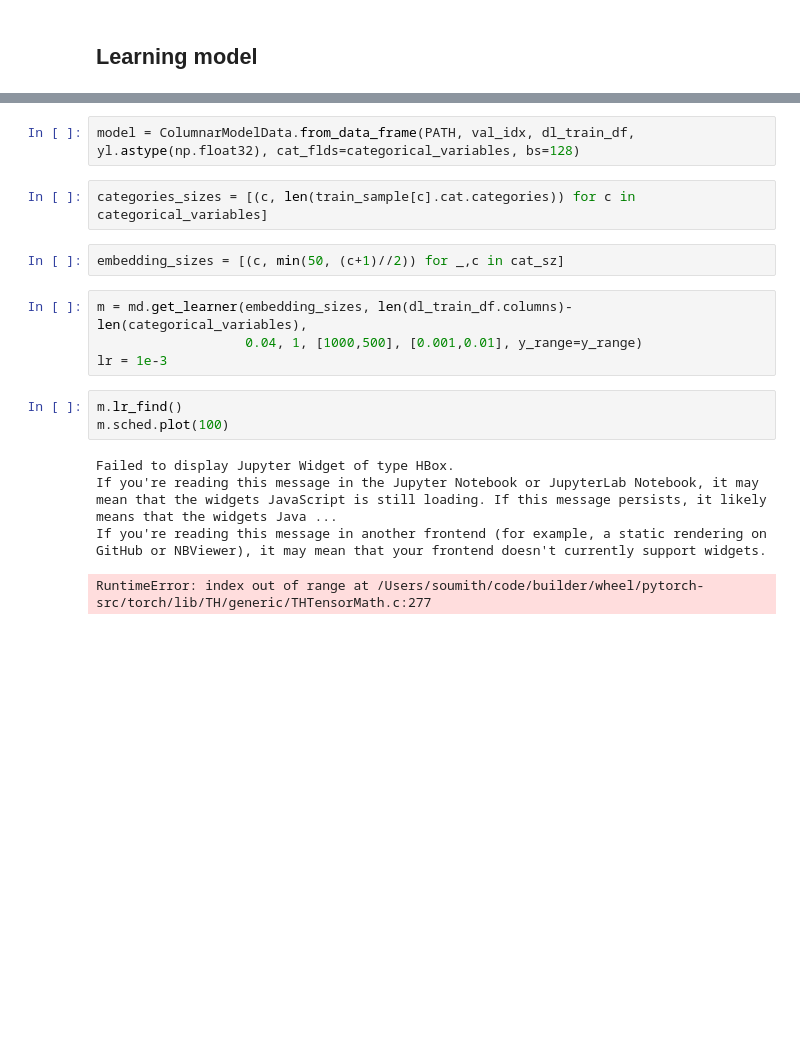
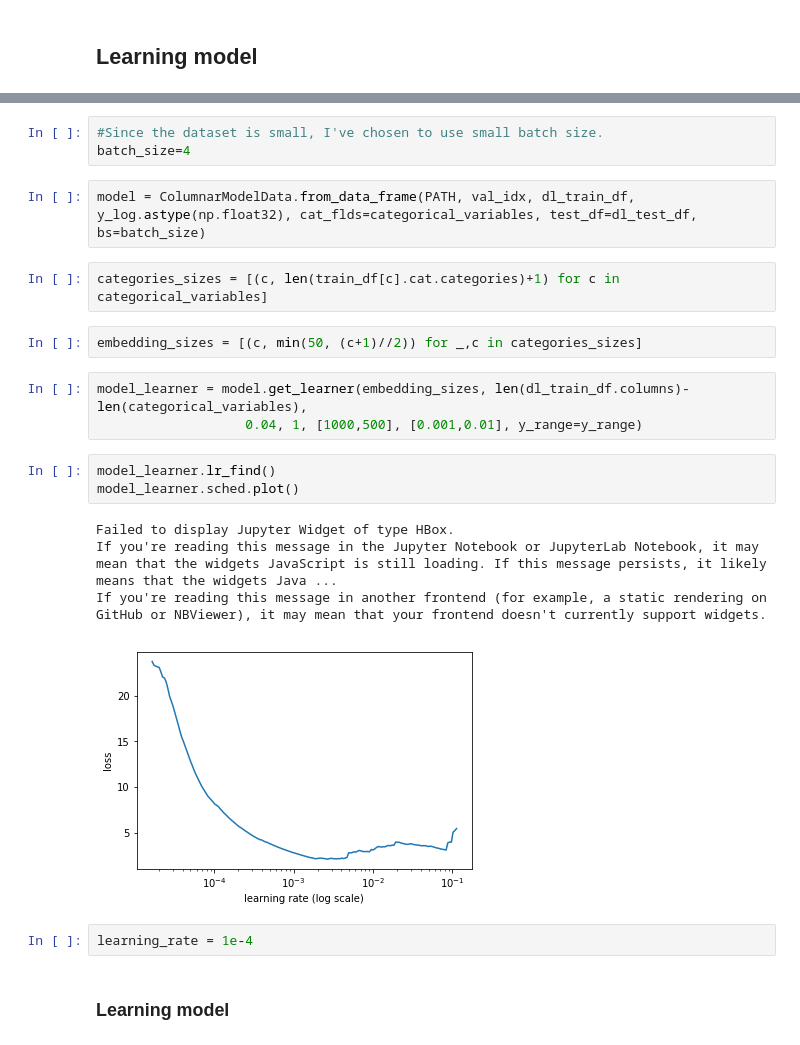
Before and after one commit to mstechly/kaggle_competitions, a Jupyter notebook: house_prices/house_prices_v1.ipynb, the cells around one changed output, grey strips where cells are left out. Cells and saved outputs as stored; diff of their text form; blank space fills up the shorter version.

```diff
--- a/house_prices/house_prices_v1.ipynb
+++ b/house_prices/house_prices_v1.ipynb
@@ -138,18 +161,24 @@ y_range = (0, max_log_y*1.2)
+# %%
+#Since the dataset is small, I've chosen to use small batch size.
+batch_size=4
 # %%
-model = ColumnarModelData.from_data_frame(PATH, val_idx, dl_train_df, yl.astype(np.float32), cat_flds=categorical_variables, bs=128)
+model = ColumnarModelData.from_data_frame(PATH, val_idx, dl_train_df, y_log.astype(np.float32), cat_flds=categorical_variables, test_df=dl_test_df, bs=batch_size)
 # %%
-categories_sizes = [(c, len(train_sample[c].cat.categories)) for c in categorical_variables]
+categories_sizes = [(c, len(train_df[c].cat.categories)+1) for c in categorical_variables]
 # %%
-embedding_sizes = [(c, min(50, (c+1)//2)) for _,c in cat_sz]
+embedding_sizes = [(c, min(50, (c+1)//2)) for _,c in categories_sizes]
 # %%
-m = md.get_learner(embedding_sizes, len(dl_train_df.columns)-len(categorical_variables),
+model_learner = model.get_learner(embedding_sizes, len(dl_train_df.columns)-len(categorical_variables),
                    0.04, 1, [1000,500], [0.001,0.01], y_range=y_range)
-lr = 1e-3
 # %%
-m.lr_find()
-m.sched.plot(100)
+model_learner.lr_find()
+model_learner.sched.plot()
 # %% [output]
 Failed to display Jupyter Widget of type HBox.
 If you're reading this message in the Jupyter Notebook or JupyterLab Notebook, it may mean that the widgets JavaScript is still loading. If this message persists, it likely means that the widgets Java ...
 If you're reading this message in another frontend (for example, a static rendering on GitHub or NBViewer), it may mean that your frontend doesn't currently support widgets.
-RuntimeError: index out of range at /Users/soumith/code/builder/wheel/pytorch-src/torch/lib/TH/generic/THTensorMath.c:277
+[figure, added]
+# %%
+learning_rate = 1e-4
+# %% [markdown]
+### Learning model
```
Also changed, not shown: parts of 23 cells of this notebook, 3 other files.
